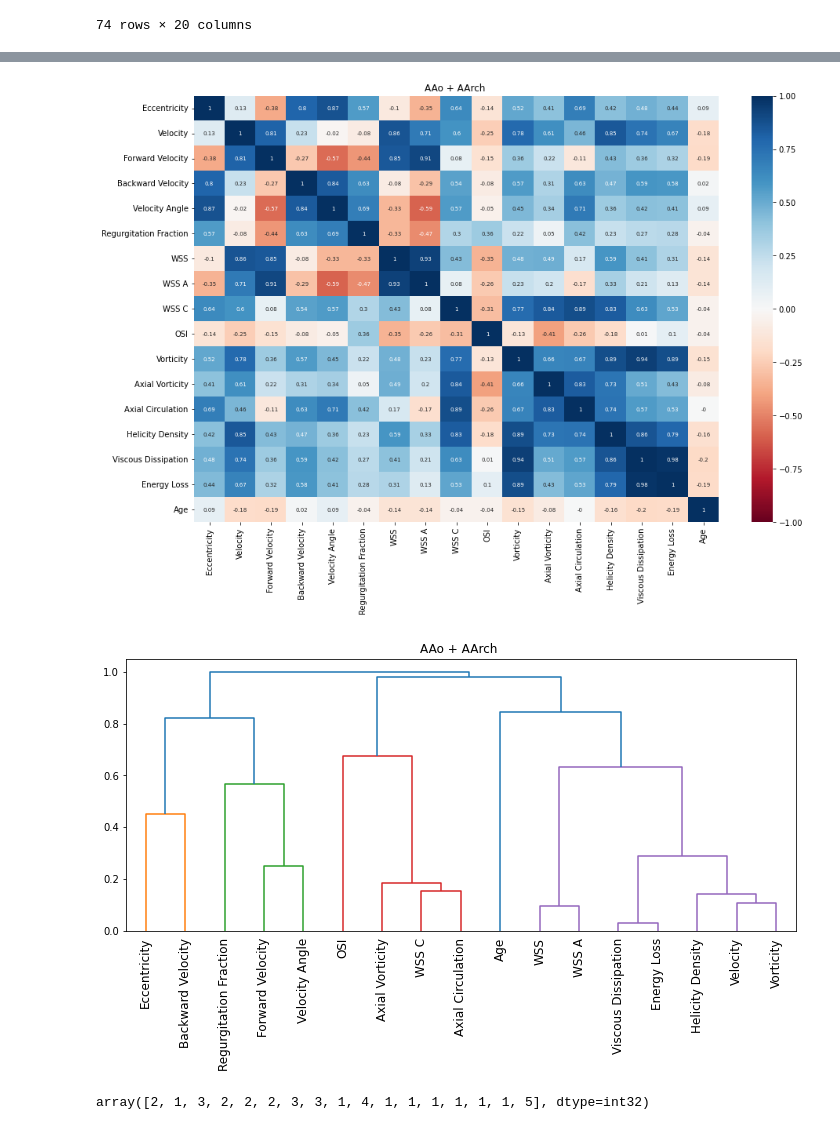
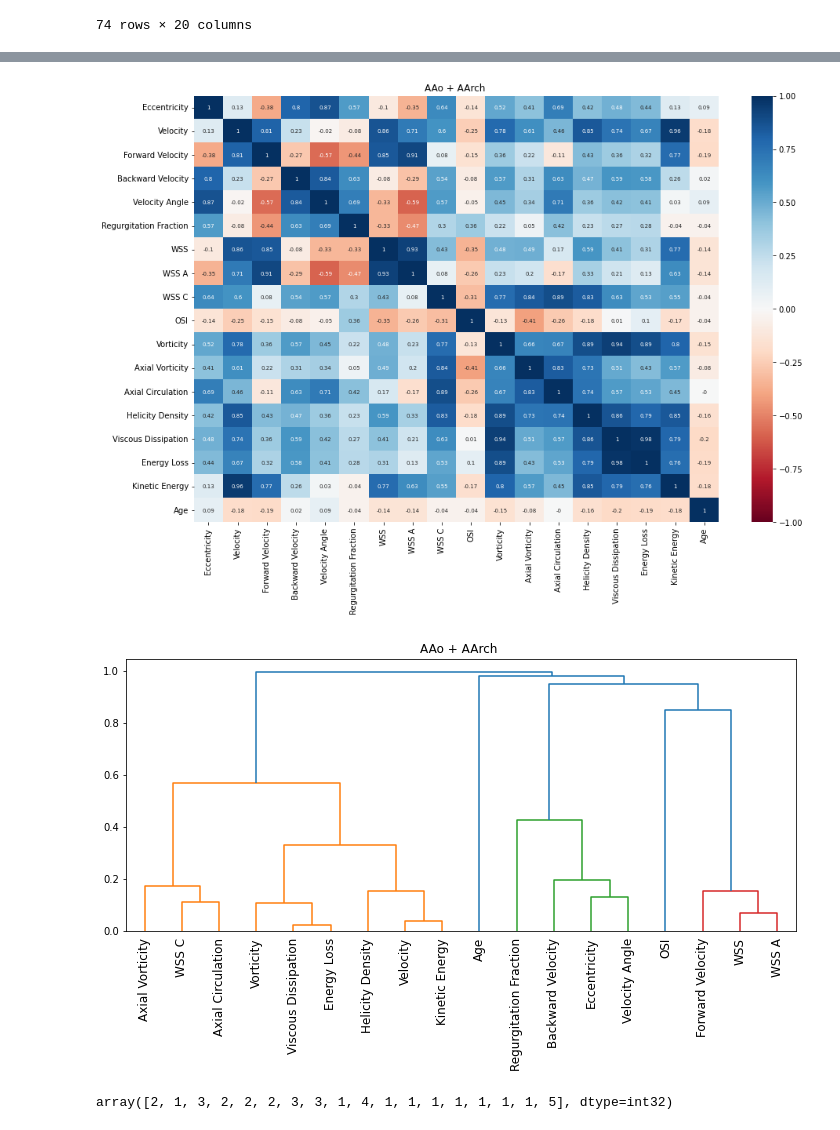
Before and after one commit to MBlancoC/MBlanco_IPRE_BAV, a Jupyter notebook: Clustering.ipynb, the cells around one changed output, grey strips where cells are left out. Drawn from its saved outputs; the diff is of its cells as text; code cells hidden in the pictures.

```diff
--- a/Clustering.ipynb
+++ b/Clustering.ipynb
@@ -44,7 +46,6 @@ AArch
 74 rows × 20 columns
 # %%
 AAo = AAo.drop(["Diameter"], axis=1)
-AAo = AAo.drop(["Kinetic Energy"], axis=1)
 AAo
 # %% [output]
 |  | Classification | Eccentricity | Velocity | Forward Velocity | Backward Velocity | Velocity Angle | ... |
@@ -63,6 +64,5 @@ AAo
 # %%
 AArch = AArch.drop(["Diameter"], axis=1)
-AArch = AArch.drop(["Kinetic Energy"], axis=1)
 AArch
 # %% [output]
 |  | Classification | Eccentricity | Velocity | Forward Velocity | Backward Velocity | Velocity Angle | ... |
@@ -277,17 +281,17 @@ correlations3 = AAo_and_AArch.corr()
 sns.heatmap(round(correlations3,2), cmap='RdBu', annot=True,
             annot_kws={"size": 7}, vmin=-1, vmax=1);
 # %% [output]
-[figure, old version]
+[figure, new version]
 # %%
 plt.figure(figsize=(12,5))
 plt.title("AAo + AArch ")
 dissimilarity3 = 1 - abs(correlations3)
 Z3 = linkage(squareform(dissimilarity3), 'complete')
 
-dendrogram(Z, labels=AAo_and_AArch.columns, orientation='top',
+dendrogram(Z3, labels=AAo_and_AArch.columns, orientation='top',
            leaf_rotation=90);
 # %% [output]
-[figure, old version]
+[figure, new version]
 # %%
 # Clusterize the data (AAo + AArch)
 threshold = 0.8
@@ -296,7 +300,7 @@ labels3 = fcluster(Z3, threshold, criterion='distance')
 # Show the cluster
 labels3
 # %% [output]
-array([2, 1, 3, 2, 2, 2, 3, 3, 1, 4, 1, 1, 1, 1, 1, 1, 5], dtype=int32)
+array([2, 1, 3, 2, 2, 2, 3, 3, 1, 4, 1, 1, 1, 1, 1, 1, 1, 5], dtype=int32)
 # %%
 labels_order = np.argsort(labels3)
 
```
Also changed, not shown: parts of 50 cells of this notebook, 2 other files.
